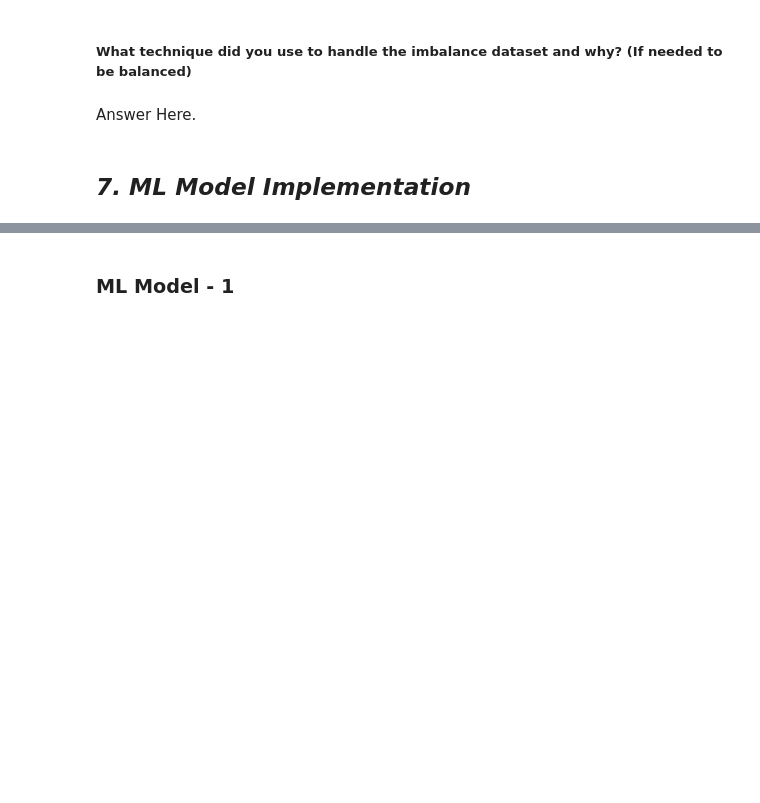
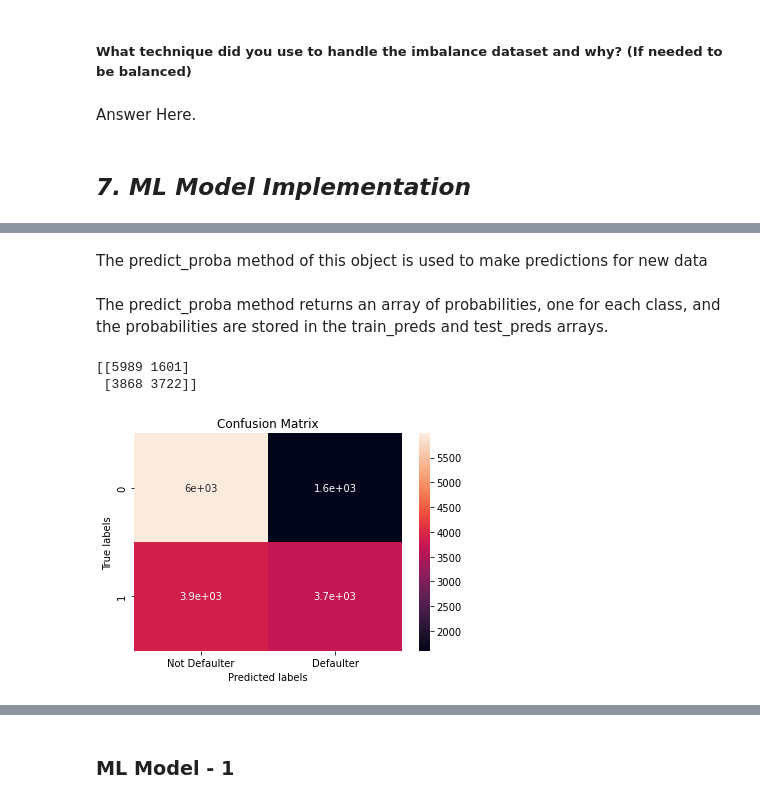
Before and after one commit to SaniyaBubere/Credit-Card-Default-Prediction, a Jupyter notebook: Credit_Card_Default_Prediction.ipynb, the cells around one changed output, grey strips where cells are left out. Drawn from its saved outputs; the diff is of its cells as text; code cells hidden in the pictures; blank space fills up the shorter version.

```diff
--- a/Credit_Card_Default_Prediction.ipynb
+++ b/Credit_Card_Default_Prediction.ipynb
@@ -1444,0 +1442,36 @@ Answer Here.
+# %%
+#     # Predict class probabilities for train and test data
+# train_probs = logistic.predict_proba(X_train)[:, 1]
+# test_probs = logistic.predict_proba(X_test)[:, 1]
+
+    # Predict classes for train and test data
+train_class_preds = logistic.predict(X_train)
+test_class_preds = logistic.predict(X_test)
+# %% [markdown]
+ The predict_proba method of this object is used to make predictions for new data
+# %% [markdown]
+The predict_proba method returns an array of probabilities, one for each class, and the probabilities are stored in the train_preds and test_preds arrays.
+# %%
+from sklearn.metrics import confusion_matrix
+
+def plot_confusion_matrix(y_test, test_class_preds):
+  # You can call this function by passing y_test and test_class_preds
+  #  as arguments and it will plot the confusion matrix using seaborn heatmap.
+    labels = ['Not Defaulter', 'Defaulter']
+    cm = confusion_matrix(y_test, test_class_preds)
+    print(cm)
+
+    ax = plt.subplot()
+    sns.heatmap(cm, annot=True, ax=ax)
+
+    ax.set_xlabel('Predicted labels')
+    ax.set_ylabel('True labels')
+    ax.set_title('Confusion Matrix')
+    ax.xaxis.set_ticklabels(labels)
+    plt.show()
+# %%
+plot_confusion_matrix(y_test,test_class_preds)
+# %% [output]
+[[5989 1601]
+ [3868 3722]]
+[figure, added]
```
Also changed, not shown: parts of 76 cells of this notebook.
